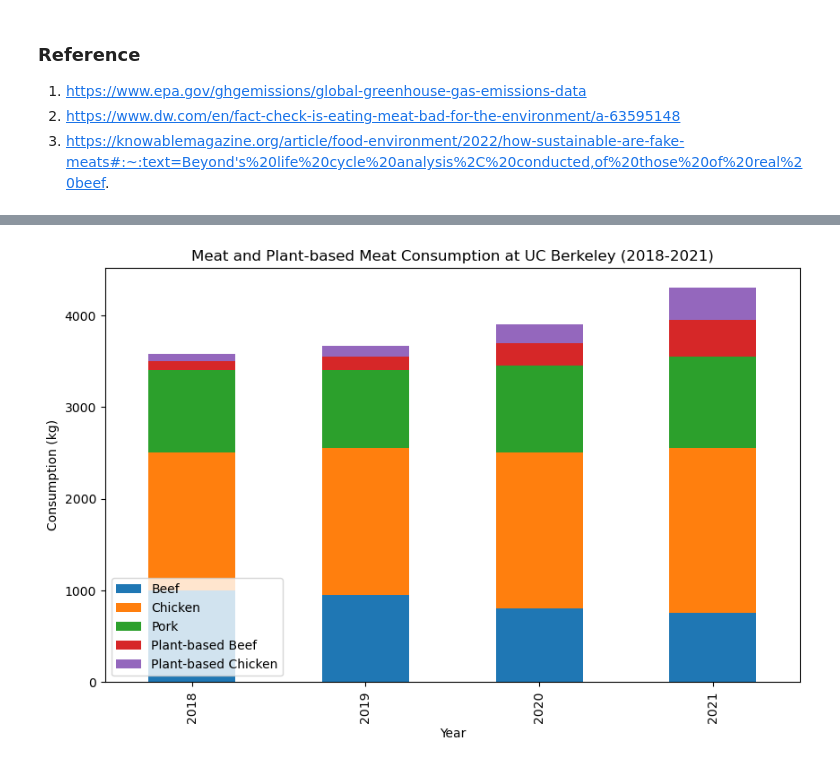
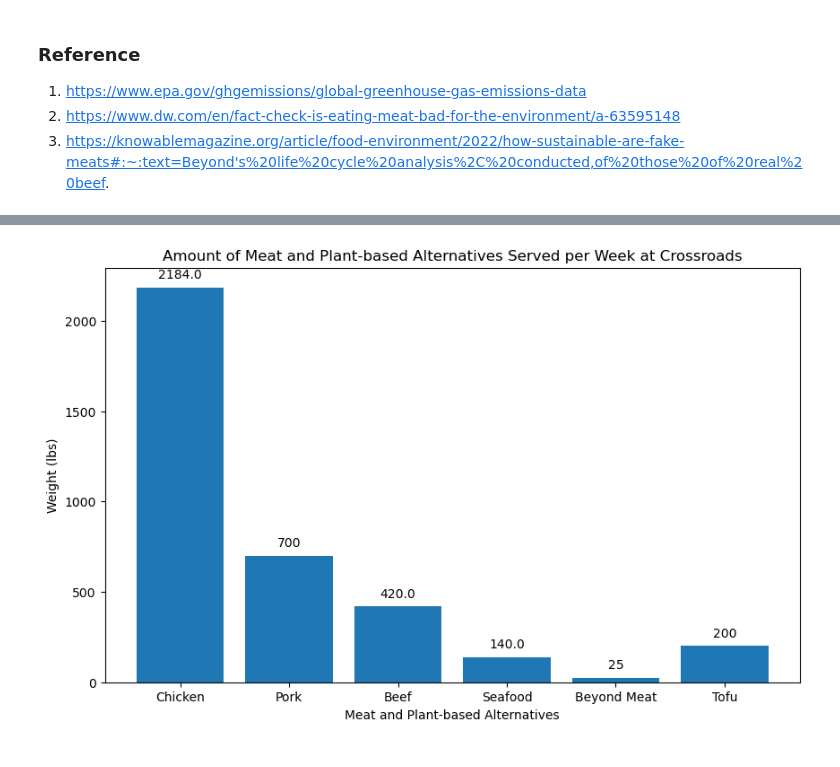
Before and after one commit to PPN271/Meat-Consumption-Project, a Jupyter notebook: Meat_consumption.ipynb, the cells around one changed output, grey strips where cells are left out. Cells and saved outputs as stored; diff of their text form; code cells hidden in the pictures.

```diff
--- a/Meat_consumption.ipynb
+++ b/Meat_consumption.ipynb
@@ -84,7 +71,18 @@ plt.show()
-# %%
-df.set_index('Year').plot(kind='bar', stacked=True, figsize=(10, 6))
-plt.title('Meat and Plant-based Meat Consumption at UC Berkeley (2018-2021)')
-plt.ylabel('Consumption (kg)')
-plt.show()
-# %% [output]
-[figure, removed]
+# %%
+import matplotlib.pyplot as plt
+
+meat_types = ['Chicken', 'Pork', 'Beef', 'Seafood', 'Beyond Meat', 'Tofu']
+amounts = [480*7*0.65, 700,600*7*0.1, 400*7*0.05, 25, 200]
+
+plt.figure(figsize=(10, 6))
+plt.bar(meat_types, amounts)
+plt.xlabel('Meat and Plant-based Alternatives')
+plt.ylabel('Weight (lbs)')
+plt.title('Amount of Meat and Plant-based Alternatives Served per Week at Crossroads')
+for i in range(len(amounts)):
+    plt.text(x=i, y=amounts[i]+50, s=amounts[i], ha='center')
+
+plt.savefig('output/Amount of Meat and Plant-based')
+plt.show()
+# %% [output]
+[figure, added]
```
Also changed, not shown: parts of 12 cells of this notebook, 35 other files.
